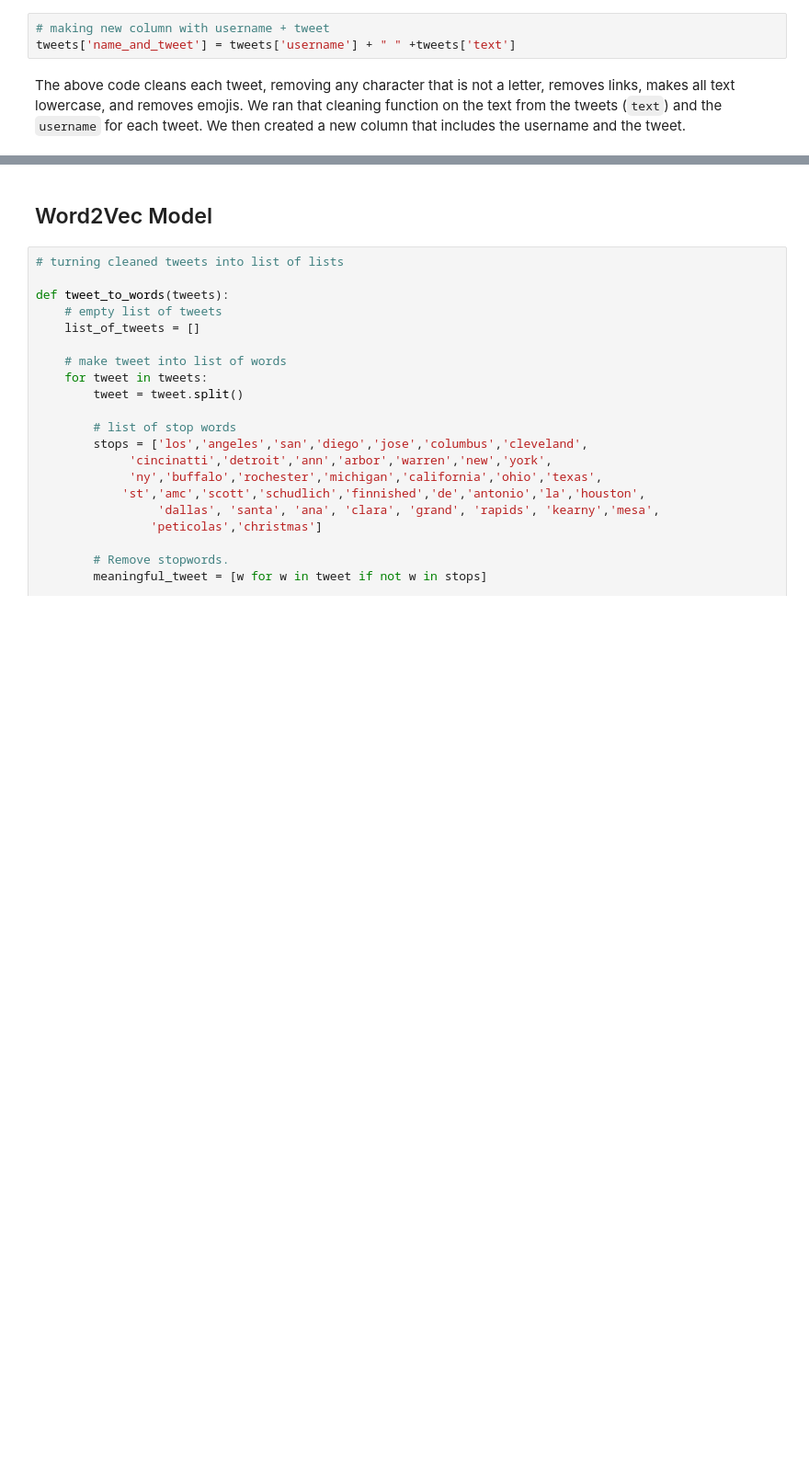
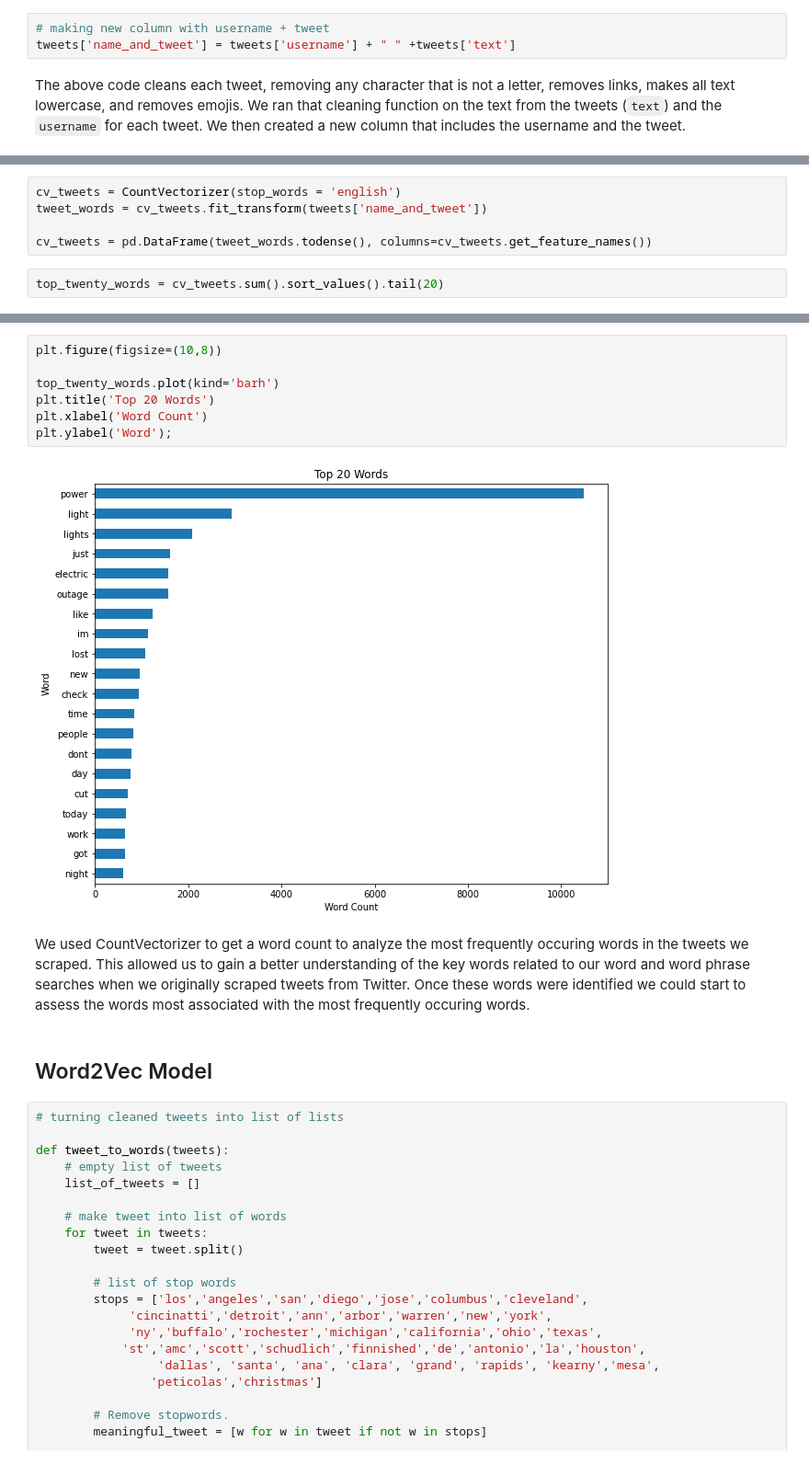
Before and after one commit to dmedellin2/mapping_power_outages, a Jupyter notebook: danielle/02_data_cleaning_and_word2vec.ipynb, the cells around one changed output, grey strips where cells are left out. Shown: that part at 92% size. Cells and saved outputs as stored; diff of their text form; blank space fills up the shorter version.

```diff
--- a/danielle/02_data_cleaning_and_word2vec.ipynb
+++ b/danielle/02_data_cleaning_and_word2vec.ipynb
@@ -103,0 +107,7 @@ The above code cleans each tweet, removing any character that is not a letter, r
+# %%
+cv_tweets = CountVectorizer(stop_words = 'english')
+tweet_words = cv_tweets.fit_transform(tweets['name_and_tweet'])
+
+cv_tweets = pd.DataFrame(tweet_words.todense(), columns=cv_tweets.get_feature_names())
+# %%
+top_twenty_words = cv_tweets.sum().sort_values().tail(20)
@@ -104,3 +123,14 @@ The above code cleans each tweet, removing any character that is not a letter, r
+# %%
+plt.figure(figsize=(10,8))
+
+top_twenty_words.plot(kind='barh')
+plt.title('Top 20 Words')
+plt.xlabel('Word Count')
+plt.ylabel('Word');
+# %% [output]
+[figure, added]
+# %% [markdown]
+We used CountVectorizer to get a word count to analyze the most frequently occuring words in the tweets we scraped. This allowed us to gain a better understanding of the key words related to our word and word phrase searches when we originally scraped tweets from Twitter. Once these words were identified we could start to assess the words most associated with the most frequently occuring words.
 # %% [markdown]
 ## Word2Vec Model
 # %%
```
Also changed, not shown: parts of 3 cells of this notebook.
